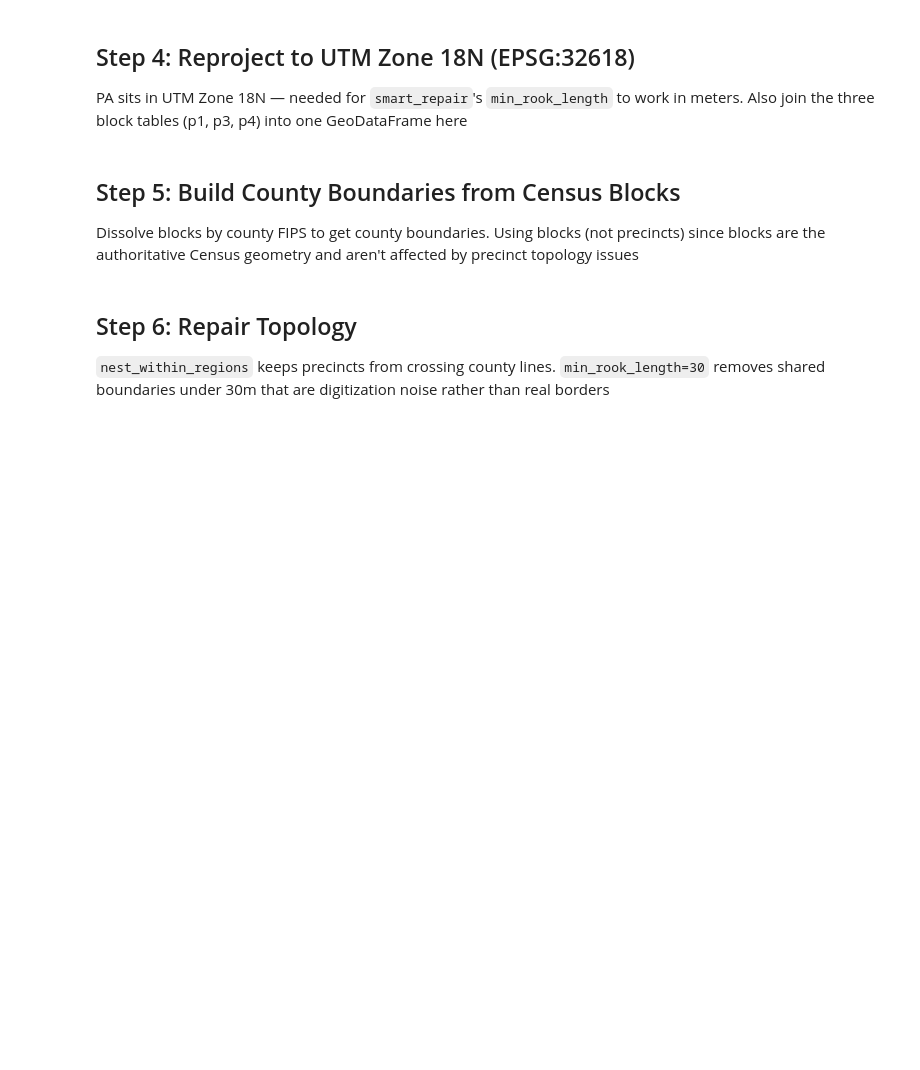
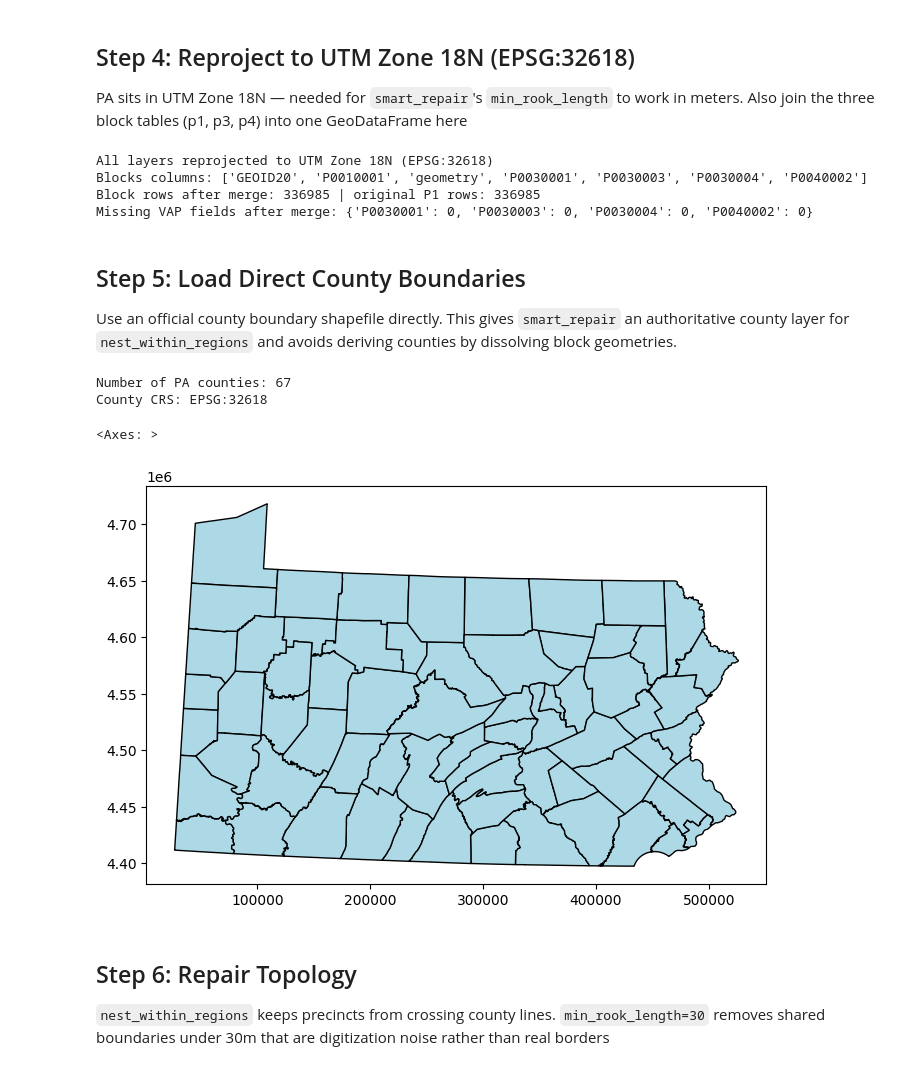
Before and after one commit to Guillermo-03/AI_For_Redistricting_Project, a Jupyter notebook: notebooks/01_data_cleaning.ipynb, the cells around one changed output. Saved outputs shown, nothing was run; the diff lists cells and outputs as text; code cells hidden in the pictures; blank space fills up the shorter version.

```diff
--- a/notebooks/01_data_cleaning.ipynb
+++ b/notebooks/01_data_cleaning.ipynb
@@ -23,9 +25,11 @@ maup.progress.enabled = True
 # %% [markdown]
 ## Step 1: Set Paths
 # %%
-BASE_DIR = os.path.abspath(os.path.join(os.getcwd(), ".."))
-RAW_DATA = os.path.join(BASE_DIR, "data", "raw")
-CLEAN_DATA = os.path.join(BASE_DIR, "data", "cleaned")
+cwd = Path.cwd()
+BASE_DIR = cwd.parent if cwd.name == "notebooks" else cwd
+
+RAW_DATA = str(BASE_DIR / "data" / "raw")
+CLEAN_DATA = str(BASE_DIR / "data" / "cleaned")
 
 print("Repo root: ", BASE_DIR)
 print("Raw data at: ", RAW_DATA)
@@ -67,22 +136,49 @@ precincts_utm  = precincts_2020.to_crs(epsg=32618)
 precincts16_utm = precincts_2016.to_crs(epsg=32618)
 districts_utm  = districts.to_crs(epsg=32618)
 
-'Reproject blocks and merge p1, p3, p4 into one GeoDataFrame'
-blocks_utm = blocks_p1.to_crs(epsg=32618)[["GEOID20", "COUNTY", "P0010001", "geometry"]].copy()
-blocks_utm = blocks_utm.merge(blocks_p3[["GEOID20", "P0030001", "P0030003", "P0030004"]], on="GEOID20")
-blocks_utm = blocks_utm.merge(blocks_p4[["GEOID20", "P0040002"]], on="GEOID20")
+# Reproject blocks and merge p1, p3, p4 attributes into one GeoDataFrame.
+blocks_utm = blocks_p1.to_crs(epsg=32618)[["GEOID20", "P0010001", "geometry"]].copy()
+# P0030001: Total voting-age population → VAP
+# P0030003: White alone VAP → WVAP
+# P0030004: Black or African American alone VAP → BVAP
+blocks_utm = blocks_utm.merge(blocks_p3[["GEOID20", "P0030001", "P0030003", "P0030004"]], on="GEOID20", validate="one_to_one")
+# P0040002: Hispanic or Latino VAP → HVAP
+blocks_utm = blocks_utm.merge(blocks_p4[["GEOID20", "P0040002"]], on="GEOID20", validate="one_to_one")
 
 print("All layers reprojected to UTM Zone 18N (EPSG:32618)")
 print("Blocks columns:", list(blocks_utm.columns))
+print("Block rows after merge:", len(blocks_utm), "| original P1 rows:", len(blocks_p1))
+print("Missing VAP fields after merge:", blocks_utm[["P0030001", "P0030003", "P0030004", "P0040002"]].isna().sum().to_dict())
+# %% [output]
+All layers reprojected to UTM Zone 18N (EPSG:32618)
+Blocks columns: ['GEOID20', 'P0010001', 'geometry', 'P0030001', 'P0030003', 'P0030004', 'P0040002']
+Block rows after merge: 336985 | original P1 rows: 336985
+Missing VAP fields after merge: {'P0030001': 0, 'P0030003': 0, 'P0030004': 0, 'P0040002': 0}
 # %% [markdown]
-## Step 5: Build County Boundaries from Census Blocks
+## Step 5: Load Direct County Boundaries
 
-Dissolve blocks by county FIPS to get county boundaries. Using blocks (not precincts) since blocks are the authoritative Census geometry and aren't affected by precinct topology issues
+Use an official county boundary shapefile directly. This gives `smart_repair` an authoritative county layer for `nest_within_regions` and avoids deriving counties by dissolving block geometries.
 # %%
-counties_utm = blocks_utm[["COUNTY", "geometry"]].dissolve(by="COUNTY").reset_index()
+county_path = os.path.join(RAW_DATA, "counties", "tl_2020_us_county", "tl_2020_us_county.shp")
+
+if not os.path.exists(county_path):
+    raise FileNotFoundError(
+        "County shapefile not found. Place the 2020 TIGER/Line national county file at "
+        f"{county_path}"
+    )
+
+counties = gpd.read_file(county_path)
+counties = counties[counties["STATEFP"] == "42"].copy()
+counties_utm = counties.to_crs(epsg=32618)
 
 print("Number of PA counties:", len(counties_utm))
+print("County CRS:", counties_utm.crs)
 counties_utm.plot(figsize=(8, 8), edgecolor="black", color="lightblue")
+# %% [output]
+Number of PA counties: 67
+County CRS: EPSG:32618
+<Axes: >
+[figure, added]
 # %% [markdown]
 ## Step 6: Repair Topology
 
```
Also changed, not shown: parts of 18 cells of this notebook, 3 other files.
